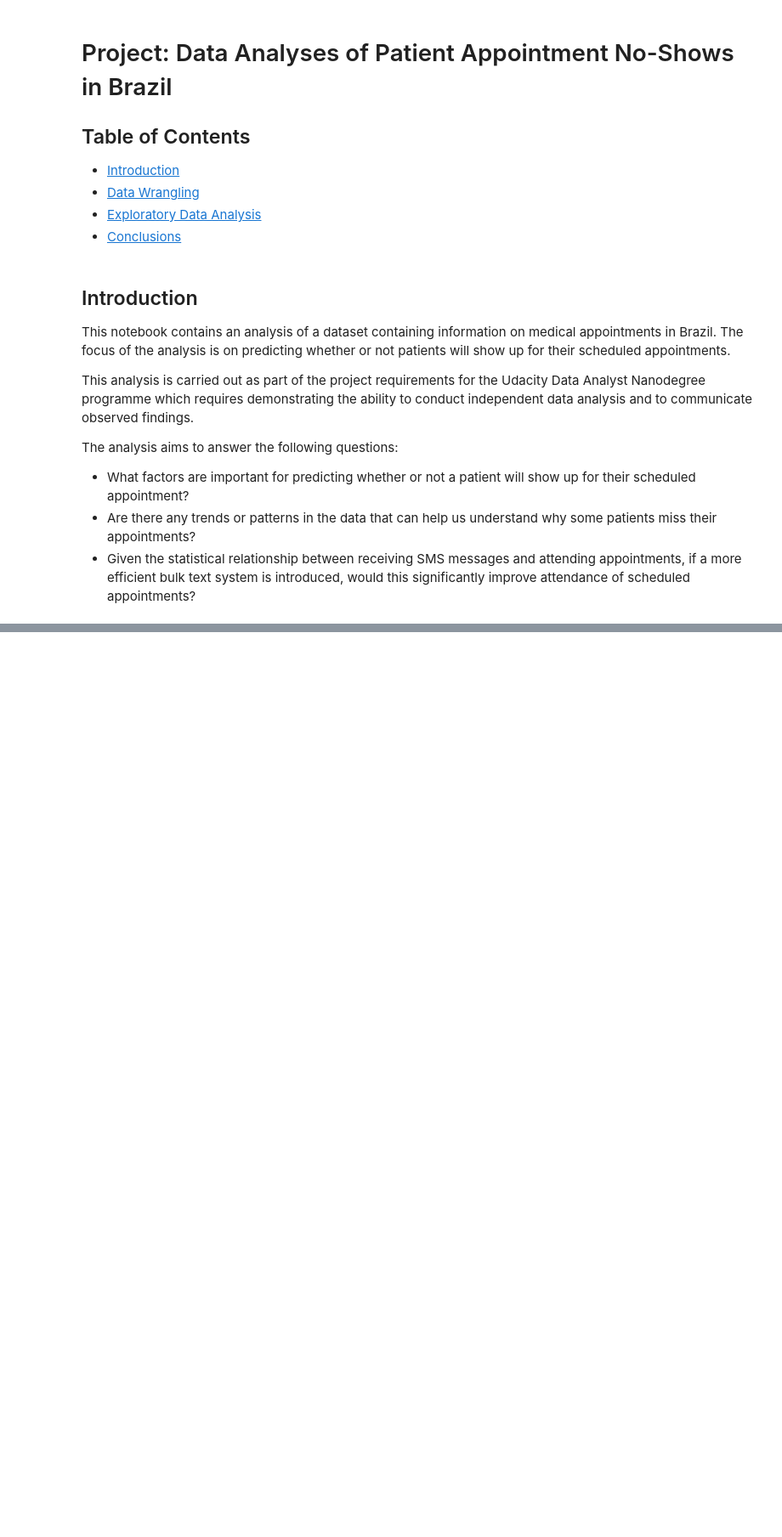
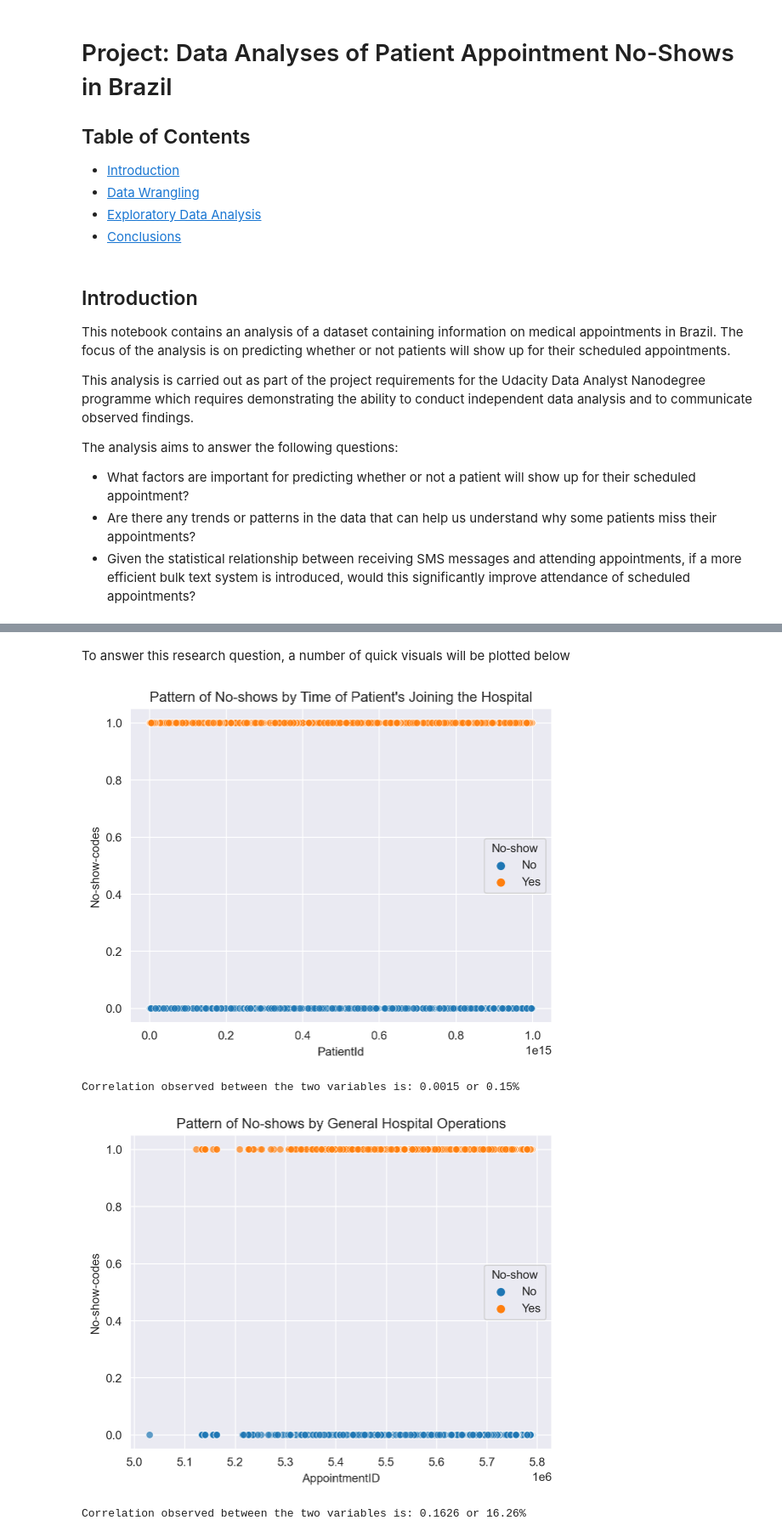
Before and after one commit to Chukwuedo/patient-appointment-noshow-analyses, a Jupyter notebook: notebooks/investigate-a-dataset-project.ipynb, the cells around one changed output, grey strips where cells are left out. Shown at 85% size. Cells and saved outputs as stored; diff of their text form; code cells hidden in the pictures; blank space fills up the shorter version.

```diff
--- a/notebooks/investigate-a-dataset-project.ipynb
+++ b/notebooks/investigate-a-dataset-project.ipynb
@@ -65,0 +167,34 @@ initial_df.head()
+# %%
+# create age group for the patients and group them into logical categories
+initial_df["Age-Group"] = pd.cut(initial_df["Age"], bins = [0, 2, 13, 17, 65, 115], labels = ["Baby", "Child", "Adolescent", "Adult", "Older Population"])
+
+# create columns related to the day number value, weekday name and weekday number to categorize the patient's scheduled day
+initial_df["ScheduledDay-daynum"] = initial_df["ScheduledDay"].dt.day
+initial_df["ScheduledDay-dayname"] = pd.Categorical(initial_df["ScheduledDay"].dt.day_name())
+initial_df["ScheduledDay-weekday"] = initial_df["ScheduledDay"].dt.weekday
+
+# create columns related to the day number value, weekday name and weekday number to categorize the patient's appointment day
+initial_df["AppointmentDay-daynum"] = initial_df["AppointmentDay"].dt.day
+initial_df["AppointmentDay-dayname"] = pd.Categorical(initial_df["AppointmentDay"].dt.day_name())
+initial_df["AppointmentDay-weekday"] = initial_df["AppointmentDay"].dt.weekday
+
+# create additional columns to represent the absolute difference in days and weeks between the scheduled date and the apppointment date
+initial_df["Days_Scheduled_Appointment"] = np.abs(initial_df["AppointmentDay-daynum"] - initial_df["ScheduledDay-daynum"])
+initial_df["Weeks_Scheduled_Appointment"] = np.abs(initial_df["AppointmentDay-daynum"] - initial_df["ScheduledDay-daynum"])//7
+
+# create additional column to codify the Patient's Gender
+initial_df["Gender"] = pd.Categorical(initial_df["Gender"])
+initial_df["Gender-codes"] = initial_df["Gender"].cat.codes
+
+# create additional column to codify the Patient's Neighbourhood
+initial_df["Neighbourhood"] = pd.Categorical(initial_df["Neighbourhood"])
+initial_df["Neighbourhood-codes"] = initial_df["Neighbourhood"].cat.codes
+
+# create additional column to codify the
+initial_df["No-show"] = pd.Categorical(initial_df["No-show"])
+initial_df["No-show-codes"] = initial_df["No-show"].cat.codes
+
+# view the resulting table
+initial_df = initial_df[["PatientId", "AppointmentID", "Gender", "Gender-codes", "ScheduledDay", "ScheduledDay-dayname", "ScheduledDay-daynum", "ScheduledDay-weekday", "Days_Scheduled_Appointment", "Weeks_Scheduled_Appointment", "AppointmentDay", "AppointmentDay-dayname", "AppointmentDay-daynum", "AppointmentDay-weekday", "Age", "Age-Group", "Neighbourhood", "Neighbourhood-codes", "Scholarship", "Hipertension", "Diabetes", "Alcoholism", "Handcap", "SMS_received", "No-show", "No-show-codes"]]
+
+display(initial_df.head())
@@ -91,0 +307,13 @@ initial_df.head()
+# %% [markdown]
+To answer this research question, a number of quick visuals will be plotted below
+# %%
+# Plotting a scatter plot between PatientId and No-show-codes we have
+plot_scatter(initial_df, "Pattern of No-shows by Time of Patient's Joining the Hospital", "PatientId")
+
+# Plotting a scatter plot between AppointmentID and No-show-codes we have
+plot_scatter(initial_df, "Pattern of No-shows by General Hospital Operations", "AppointmentID")
+# %% [output]
+[figure, added]
+Correlation observed between the two variables is: 0.0015 or 0.15%
+[figure, added]
+Correlation observed between the two variables is: 0.1626 or 16.26%
```
Also changed, not shown: parts of 47 cells of this notebook, 5 other files.
